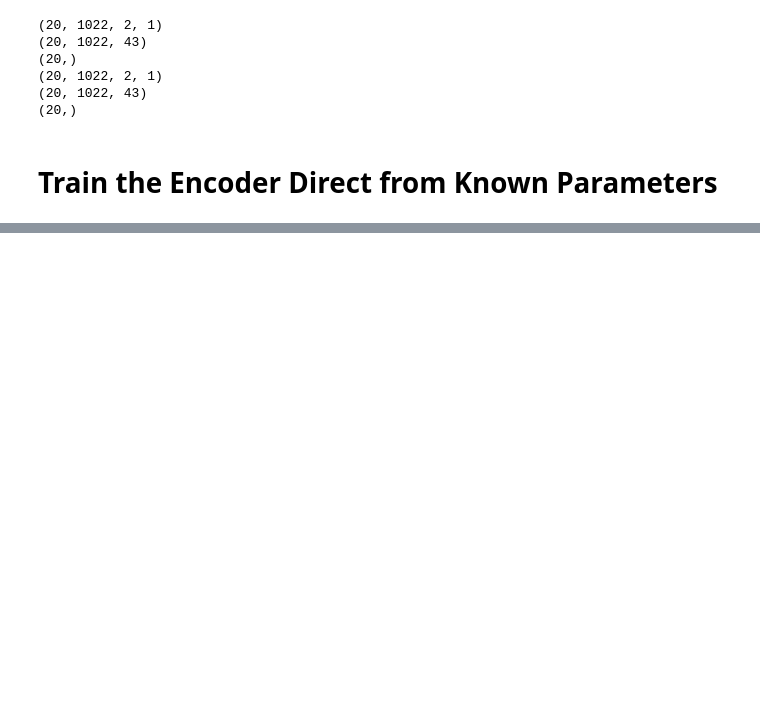
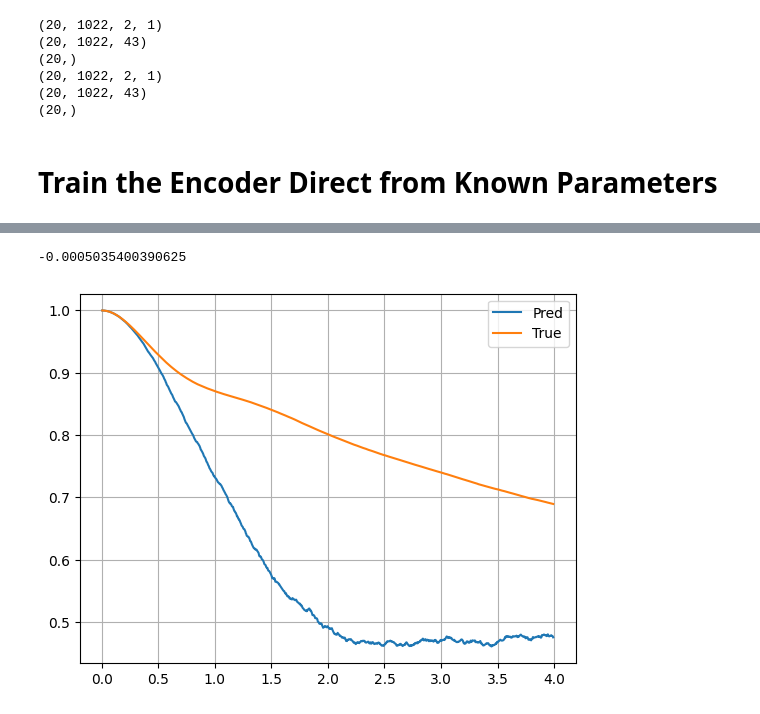
Before and after one commit to ktucker27/quantumML, a Jupyter notebook: python/notebooks/fusion_test.ipynb, the cells around one changed output, grey strips where cells are left out. Cells and saved outputs as stored; diff of their text form; code cells hidden in the pictures; blank space fills up the shorter version.

```diff
--- a/python/notebooks/fusion_test.ipynb
+++ b/python/notebooks/fusion_test.ipynb
@@ -201,0 +262,10 @@ plt.ylabel('epsilon');
+# %%
+# View initial probability as a sanity check
+plt.plot(tvec, model_out[-1,:,4], label='Pred')
+plt.plot(tvec, valid_y[-1,:,4], label='True')
+plt.legend()
+plt.grid();
+print(model_out[-1,-1,-1])
+# %% [output]
+-0.0005035400390625
+[figure, added]
```
Also changed, not shown: parts of 10 cells of this notebook.
